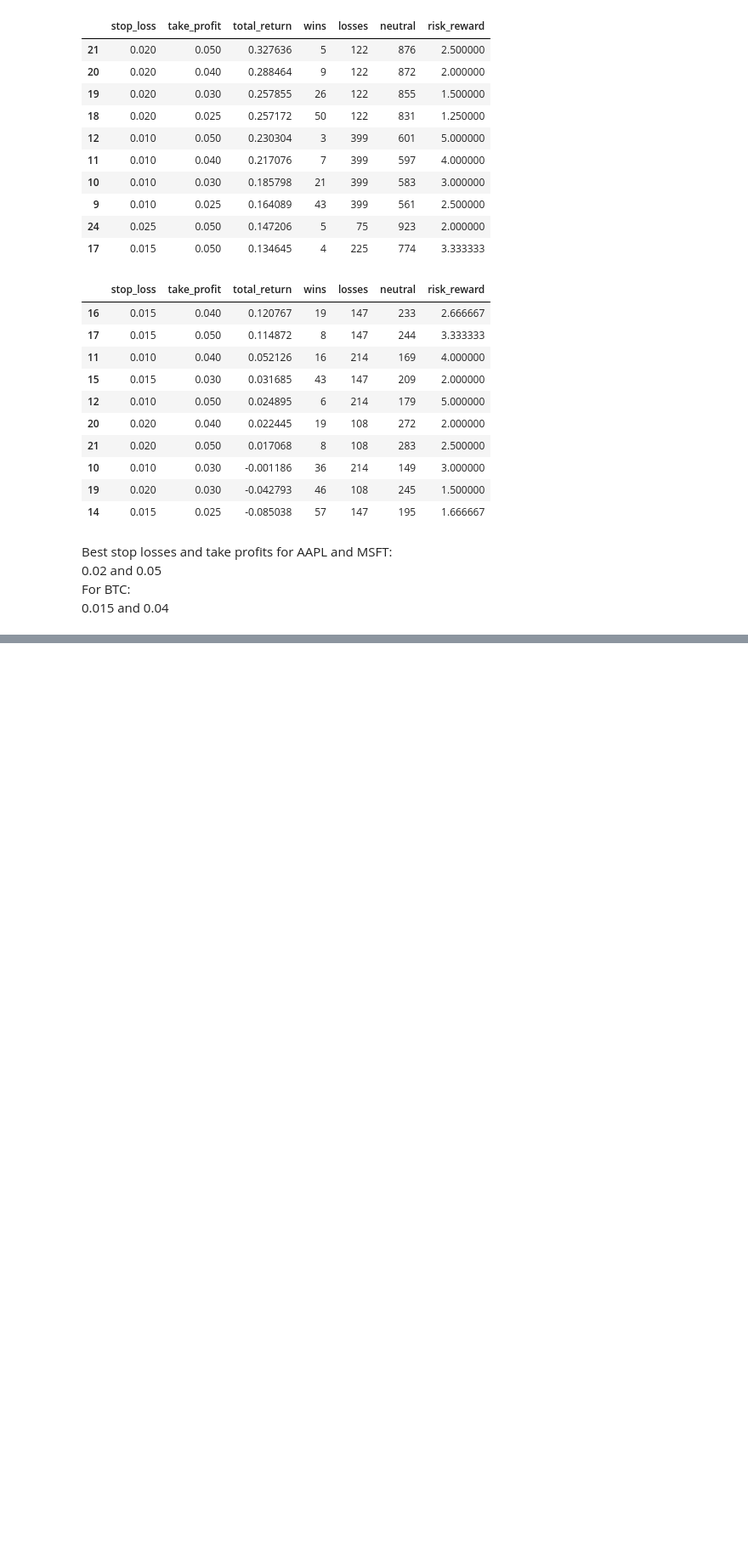
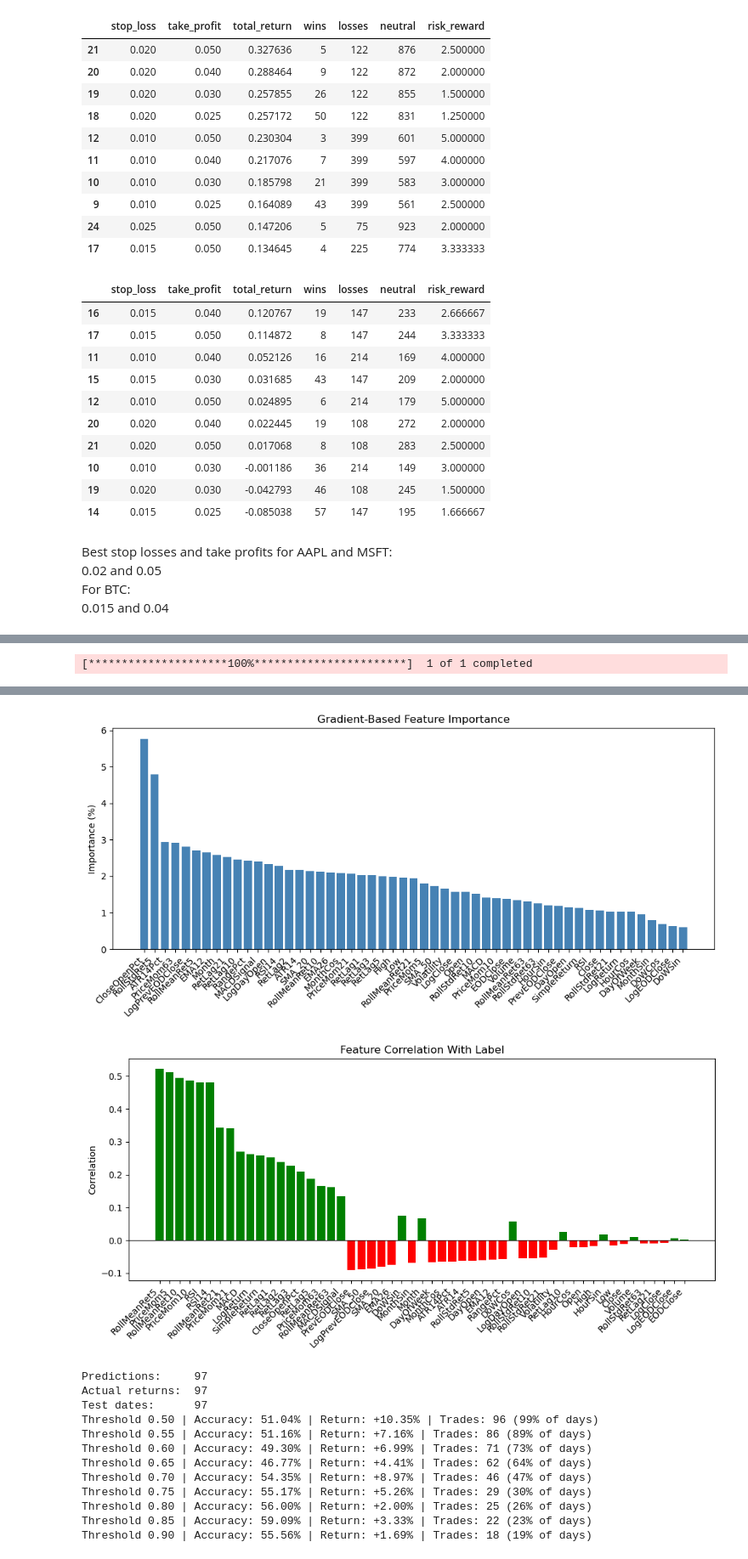
Before and after one commit to sebparkin/trader_bot, a Jupyter notebook: data_analysis.ipynb, the cells around one changed output, grey strips where cells are left out. Shown at 85% size. Drawn from its saved outputs; the diff is of its cells as text; code cells hidden in the pictures; blank space fills up the shorter version.

Commit message:
Created streamlit dashboard, completed alpaca paper trader implementation

```diff
--- a/data_analysis.ipynb
+++ b/data_analysis.ipynb
@@ -416,31 +396,51 @@ Epoch 40 | Loss: 0.5490
-# %%
-
-for ticker in ['AAPL', 'MSFT', 'BTC-USD']:
-
-
-
-grads = gradient_importance(trading_ltsm, X_test, features)
 # %%
-def train_test_model(ticker, remove):
+def train_test_model(ticker, remove, hidden_size, num_layers, dropout, epochs):
 
-    data_handler = DataHandler(ticker, period="4y")
+    data_handler = DataHandler(ticker, period="2y")
     df = data_handler.df
     df.dropna(inplace = True)
     columns = df.columns.tolist()
-    print(columns)
 
     features = [col for col in columns if col not in remove]
-    trading_ltsm = TradingLTSM(hidden_size=64, num_layers=2, seq_len=30, feature_cols=features)
-    X, y, scaler = trading_ltsm.prepare_daily_sequences(df)
+    trading_ltsm = TradingLTSM(hidden_size=hidden_size, num_layers=num_layers, feature_cols=features, dropout=dropout)
+    X, y, dates, scaler = trading_ltsm.prepare_daily_sequences(df)
 
-    X_train, X_test, y_train, y_test = train_test_split(X, y, train_size=0.8)
+    print(features)
 
-    trading_ltsm.train_model(X_train, y_train, epochs=50)
+    split = int(len(X) * 0.8)
+    #dates = df['Date'].unique()
 
-    preds, pred_labels = evaluate_model(trading_ltsm, X_test, y_test)
+    # X_train = X[:split]
+    # X_test  = X[split:]
+    # y_train = y[:split]
+    # y_test  = y[split:]
+    # dates_train = dates[:split]
+    # dates_test  = dates[split:]
+
+    X_train, X_test, y_train, y_test, dates_train, dates_test = train_test_split(X, y, dates, train_size=0.8)
+
+    trading_ltsm.train_model(X_train, y_train, epochs=epochs)
+
+    evaluate_model(trading_ltsm, X_test, y_test)
 
     gradient_importance(trading_ltsm, X_test, features)
 
     feature_label_correlation(df, features)
 
+    find_optimal_threshold(trading_ltsm, X_test, y_test, df, dates_test)
+
+    return trading_ltsm, scaler
+
 remove = ["Datetime", "Date", "Hour", "Label"]
+ticker = 'AAPL'
+hidden_size=64
+num_layers=3
+dropout=0.15
+epochs=50
+
+aapl_model, aapl_scaler = train_test_model(ticker, remove, hidden_size, num_layers, dropout, epochs)
+
+# torch.save(aapl_model.state_dict(), 'models/aapl_model2.pth')
+# joblib.dump(aapl_scaler, 'models/aapl_scaler2.pkl')
+# %% [output]
+[*********************100%***********************]  1 of 1 completed
@@ -446,0 +455,14 @@ remove = ["Datetime", "Date", "Hour", "Label"]
+[figure, added]
+[figure, added]
+Predictions:     97
+Actual returns:  97
+Test dates:      97
+Threshold 0.50 | Accuracy: 51.04% | Return: +10.35% | Trades: 96 (99% of days)
+Threshold 0.55 | Accuracy: 51.16% | Return: +7.16% | Trades: 86 (89% of days)
+Threshold 0.60 | Accuracy: 49.30% | Return: +6.99% | Trades: 71 (73% of days)
+Threshold 0.65 | Accuracy: 46.77% | Return: +4.41% | Trades: 62 (64% of days)
+Threshold 0.70 | Accuracy: 54.35% | Return: +8.97% | Trades: 46 (47% of days)
+Threshold 0.75 | Accuracy: 55.17% | Return: +5.26% | Trades: 29 (30% of days)
+Threshold 0.80 | Accuracy: 56.00% | Return: +2.00% | Trades: 25 (26% of days)
+Threshold 0.85 | Accuracy: 59.09% | Return: +3.33% | Trades: 22 (23% of days)
+Threshold 0.90 | Accuracy: 55.56% | Return: +1.69% | Trades: 18 (19% of days)
```
Also changed, not shown: parts of 12 cells of this notebook, 10 other files.
